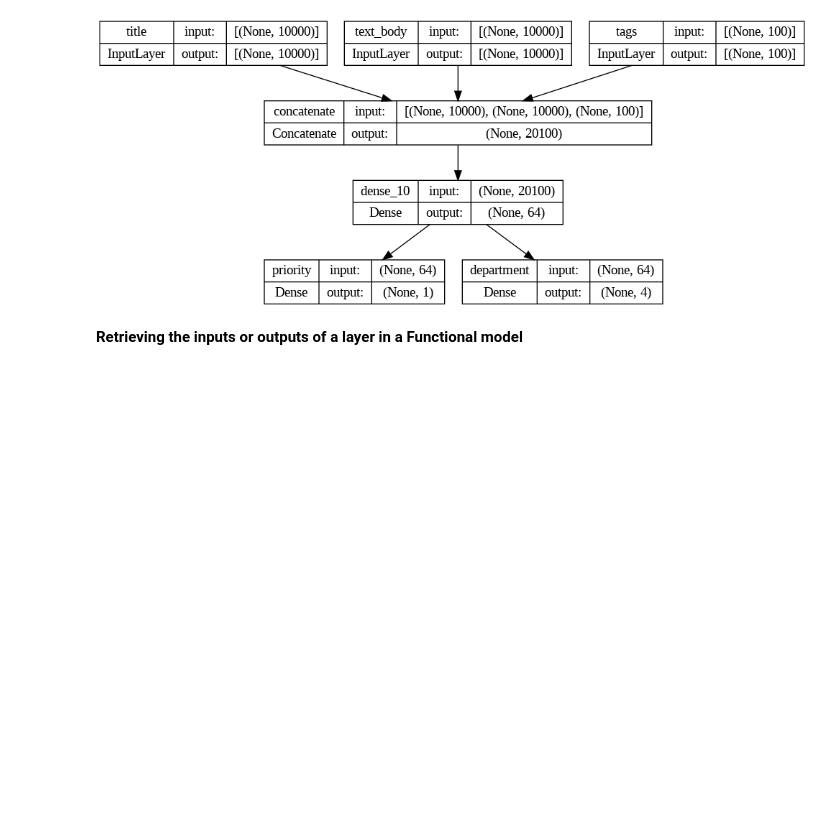
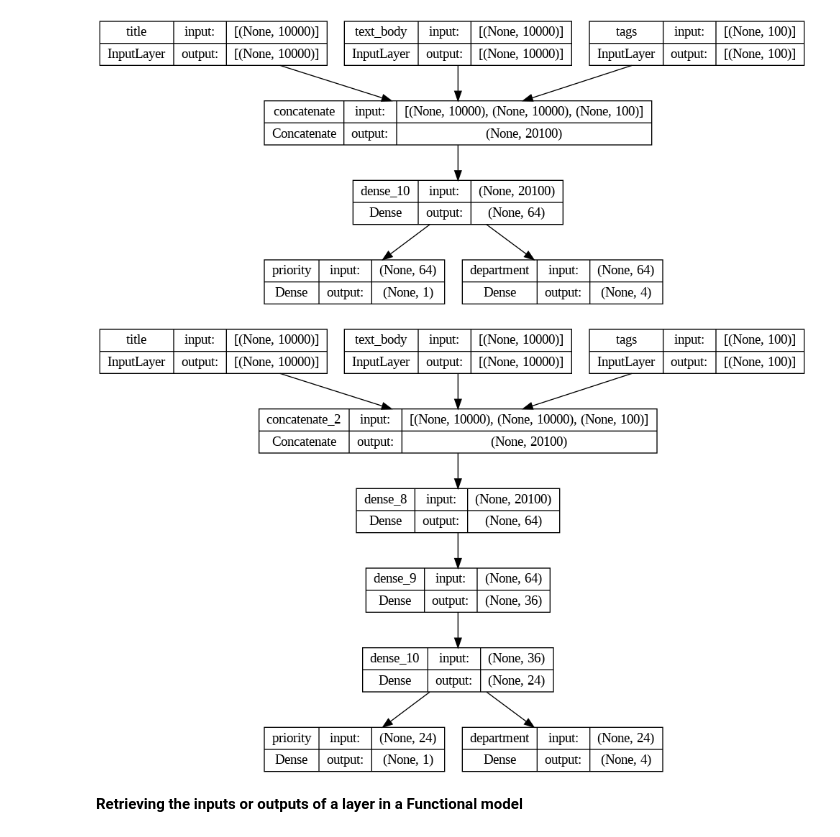
Before and after one commit to Lee-geonwu/class_ai4dl, a Jupyter notebook: week6/chapter07_working-with-keras.ipynb, the cells around one changed output. Saved outputs shown, nothing was run; the diff lists cells and outputs as text; code cells hidden in the pictures; blank space fills up the shorter version.

```diff
--- a/week6/chapter07_working-with-keras.ipynb
+++ b/week6/chapter07_working-with-keras.ipynb
@@ -276,3 +261,26 @@ keras.utils.plot_model(model, "ticket_classifier_with_shape_info.png", show_shap
+# %%
+vocabulary_size = 10000
+num_tags = 100
+num_departments = 4
+
+title = keras.Input(shape=(vocabulary_size,), name="title")
+text_body = keras.Input(shape=(vocabulary_size,), name="text_body")
+tags = keras.Input(shape=(num_tags,), name="tags")
+
+features = layers.Concatenate()([title, text_body, tags])
+features = layers.Dense(64, activation="relu")(features)
+features = layers.Dense(36, activation="relu")(features)
+features = layers.Dense(24, activation="relu")(features)
+
+priority = layers.Dense(1, activation="sigmoid", name="priority")(features)
+department = layers.Dense(
+    num_departments, activation="softmax", name="department")(features)
+
+model_1 = keras.Model(inputs=[title, text_body, tags], outputs=[priority, department])
+# %%
+keras.utils.plot_model(model_1, "ticket_classifier_with_shape_info.png", show_shapes=True)
+# %% [output]
+[figure, added]
 # %% [markdown]
 **Retrieving the inputs or outputs of a layer in a Functional model**
 # %%
```
Also changed, not shown: parts of 14 cells of this notebook.
